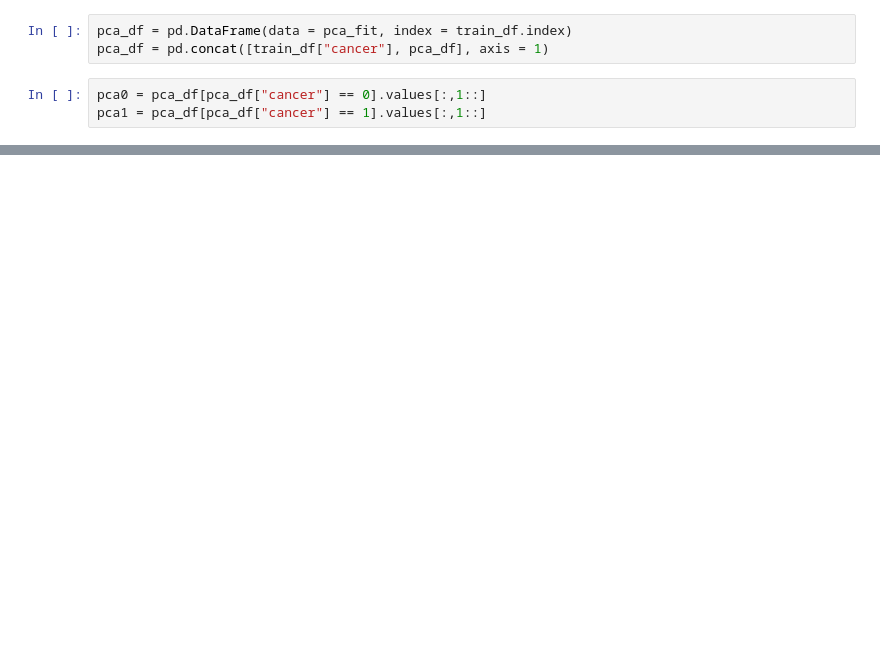
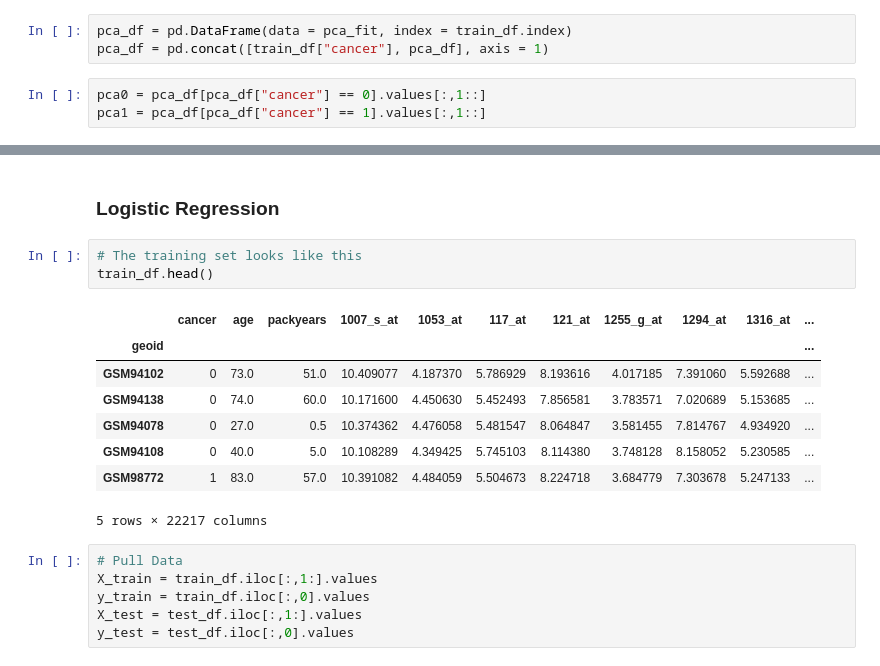
Before and after one commit to sfriedowitz/cs229_project, a Jupyter notebook: model.ipynb, the cells around one changed output, grey strips where cells are left out. Drawn from its saved outputs; the diff is of its cells as text; blank space fills up the shorter version.

```diff
--- a/model.ipynb
+++ b/model.ipynb
@@ -169,0 +185,20 @@ plt.show()
+# %% [markdown]
+### Logistic Regression
+# %%
+# The training set looks like this
+train_df.head()
+# %% [output]
+|  | cancer | age | packyears | 1007_s_at | 1053_at | 117_at | 121_at | 1255_g_at | 1294_at | 1316_at | ... |
+| geoid |  |  |  |  |  |  |  |  |  |  | ... |
+| GSM94102 | 0 | 73.0 | 51.0 | 10.409077 | 4.187370 | 5.786929 | 8.193616 | 4.017185 | 7.391060 | 5.592688 | ... |
+| GSM94138 | 0 | 74.0 | 60.0 | 10.171600 | 4.450630 | 5.452493 | 7.856581 | 3.783571 | 7.020689 | 5.153685 | ... |
+| GSM94078 | 0 | 27.0 | 0.5 | 10.374362 | 4.476058 | 5.481547 | 8.064847 | 3.581455 | 7.814767 | 4.934920 | ... |
+| GSM94108 | 0 | 40.0 | 5.0 | 10.108289 | 4.349425 | 5.745103 | 8.114380 | 3.748128 | 8.158052 | 5.230585 | ... |
+| GSM98772 | 1 | 83.0 | 57.0 | 10.391082 | 4.484059 | 5.504673 | 8.224718 | 3.684779 | 7.303678 | 5.247133 | ... |
+5 rows × 22217 columns
+# %%
+# Pull Data
+X_train = train_df.iloc[:,1:].values
+y_train = train_df.iloc[:,0].values
+X_test = test_df.iloc[:,1:].values
+y_test = test_df.iloc[:,0].values
```
Also changed, not shown: parts of 23 cells of this notebook.
